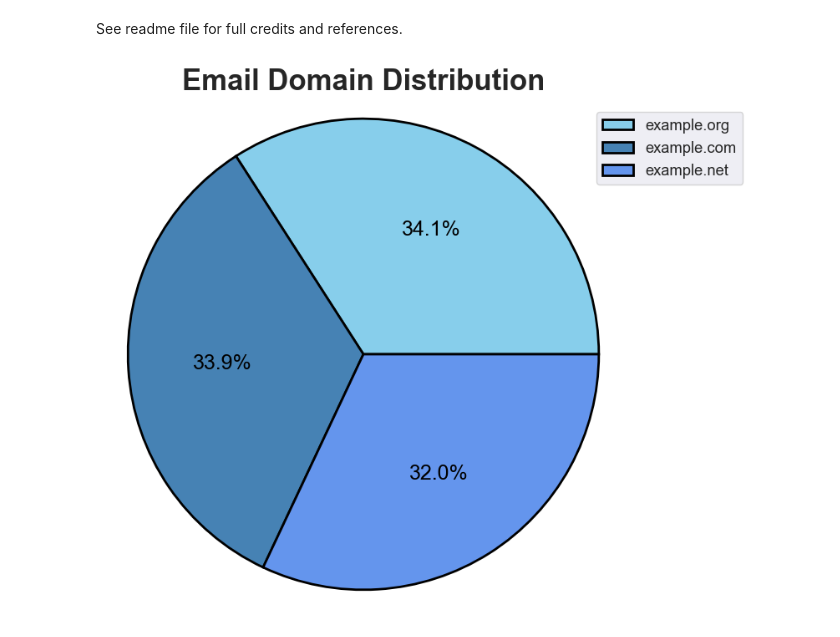
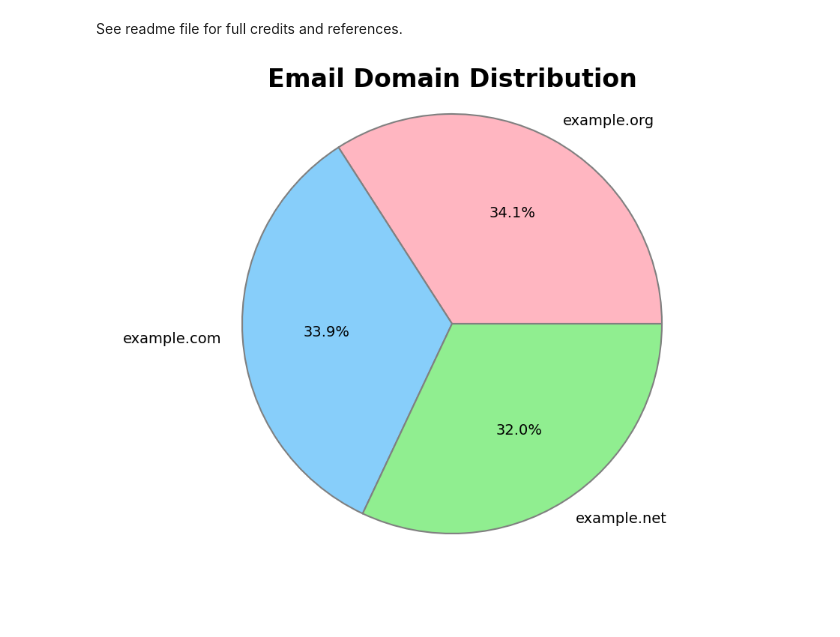
Before and after one commit to sarahembarry/PFDA-assignments, a Jupyter notebook: assignment03-pie.ipynb, the cells around one changed output. Drawn from its saved outputs; the diff is of its cells as text; code cells hidden in the pictures; blank space fills up the shorter version.

```diff
--- a/assignment03-pie.ipynb
+++ b/assignment03-pie.ipynb
@@ -20,26 +20,24 @@ y = domain_counts.values
 label = domain_counts.index
 # %%
 # Define plot size
-plt.figure(figsize=(8, 8))
+plt.figure(figsize=(12, 8))
 # Set custom colours
-colors = ['#87CEEB', '#4682B4', '#6495ED']
+colors = ['#FFB6C1', '#87CEFA', '#90EE90']
 # Create a pie chart using counts, displaying each slices percentage
 # With custom text and wedge style.
 plt.pie(
     y,
-    labels=None,
+    labels=label,
     autopct='%1.1f%%',
     colors=colors,
-     textprops={'fontsize': 18, 'color': 'black'},
-    wedgeprops={'linewidth': 2, 'edgecolor': 'black'}
+    textprops={'fontsize': 14, 'color': 'black'},  # Slightly smaller font for better clarity
+    wedgeprops={'linewidth': 1.5, 'edgecolor': 'gray'}
 )
-# Add and set location of legend
-plt.legend(label,bbox_to_anchor=(.95, .9),loc='center left', borderaxespad=.0)
 # Add and set size of chart title
-plt.title('Email Domain Distribution',fontsize=25,fontweight='bold')
+plt.title('Email Domain Distribution', fontsize=24, fontweight='bold')
 # Equal aspect ratio to ensure the pie chart is a circle
 plt.axis('equal')
 # Show pie chart
 plt.show()
 # %% [output]
-[figure, old version]
+[figure, new version]
```
Also changed, not shown: 4 other files.
